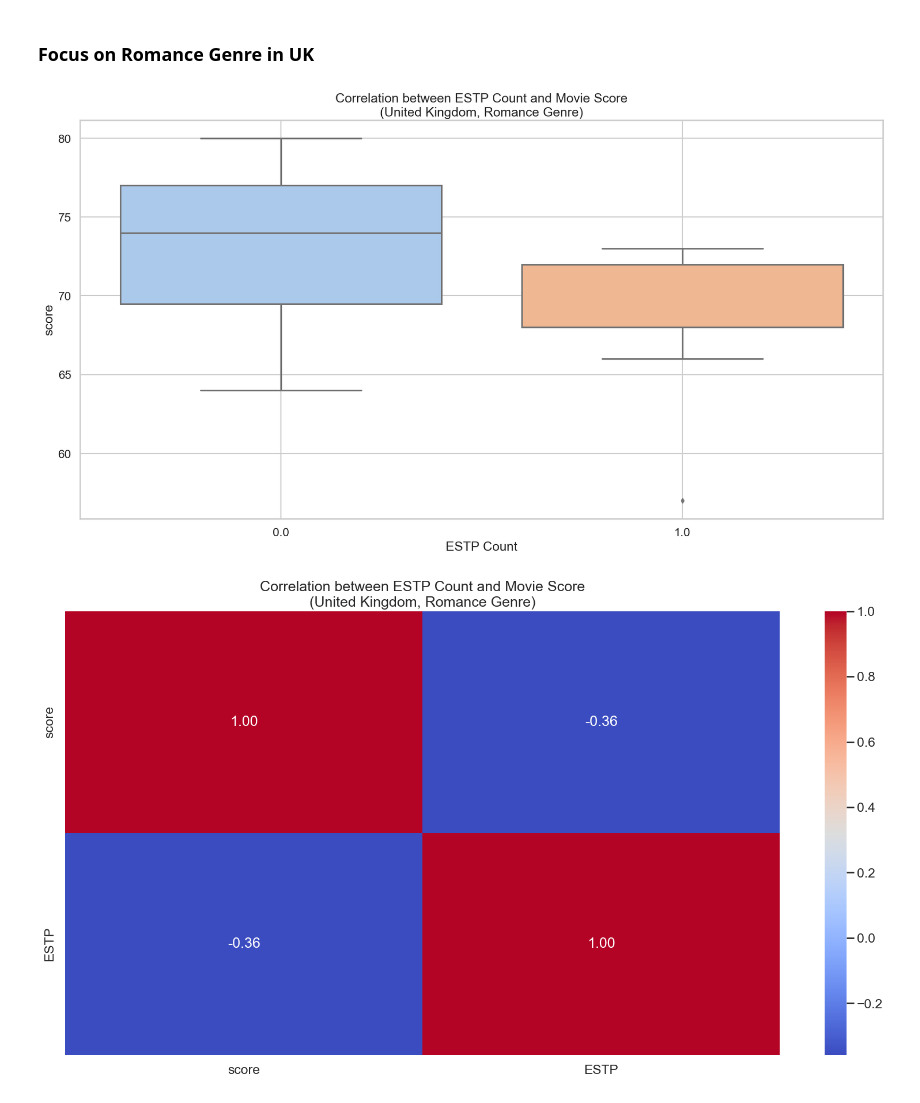
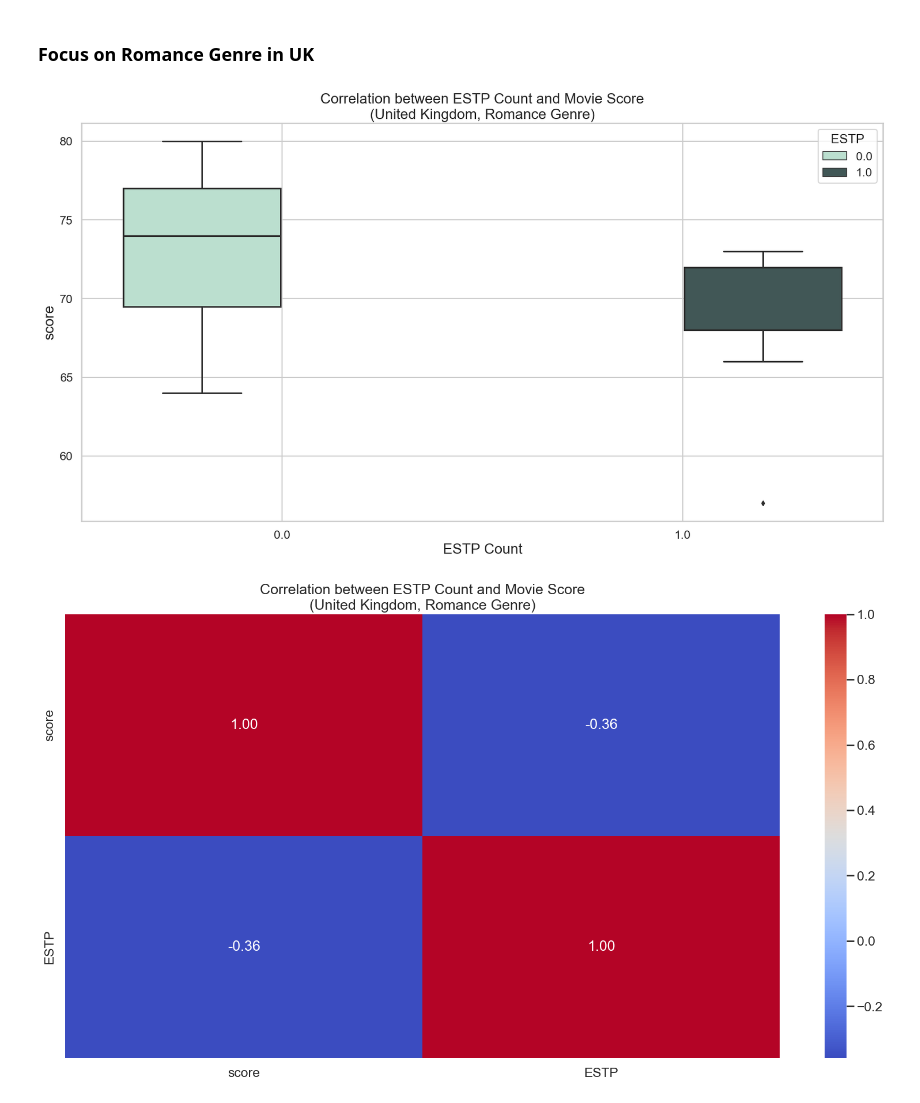
Before and after one commit to Xiaotong1120/Exploratory-Data-Analysis-on-Movie-Characters-MBTI-Personality-Types-, a Jupyter notebook: Geographic_EDA.ipynb, the cells around one changed output. Cells and saved outputs as stored; diff of their text form; code cells hidden in the pictures.

```diff
--- a/Geographic_EDA.ipynb
+++ b/Geographic_EDA.ipynb
@@ -9,6 +9,7 @@ import numpy as np
 from matplotlib import pyplot as plt
 import geopandas as gpd
 import seaborn as sns
+sns.set_style('whitegrid')
 from mpl_toolkits.axes_grid1 import make_axes_locatable
 # %%
 # Read the data
@@ -405,6 +465,7 @@ See the caveats in the documentation: https://pandas.pydata.org/pandas-docs/stab
 ### Correlation of MBTI and Revenue
 # %%
 # Creating a new DataFrame for correlation analysis
+sns.set_style('whitegrid')
 correlation_data = []
 
 for country in top_mbti_countries.index:
@@ -420,7 +481,6 @@ correlation_matrix = correlation_df.corr()
 
 # Visualizing the correlation matrix
 plt.figure(figsize=(20, 8))
-sns.set_style('white')
 corr_matrix = sns.heatmap(correlation_matrix, annot=True, cmap='coolwarm', fmt=".2f")
 plt.title('Correlation Matrix of MBTI Personality Counts and Movie Revenue\n(Top 3 Personalities in Australia, USA, UK)')
 plt.savefig('output/Geographic_Img/core_top3_reve.png')  # Save the graph as an image file
@@ -468,7 +528,6 @@ correlation_matrix_score = correlation_df_score.corr()
 
 # Visualizing the correlation matrix
 plt.figure(figsize=(20, 8))
-sns.set_style("white")
 sns.heatmap(correlation_matrix_score, annot=True, cmap='coolwarm', fmt=".2f")
 plt.title('Correlation Matrix of MBTI Personality Counts and Movie Budgets\n(Top 3 Personalities in Australia, USA, UK)')
 plt.show()
@@ -546,14 +605,14 @@ filtered_df_romance.head()
 # %%
 # Draw the boxplot of score in UK with and without ESTP
 plt.figure(figsize=(20, 10))
-sns.boxplot(data=filtered_df_romance[filtered_df_romance['country'] == 'United Kingdom'], x='ESTP', y='score')
-plt.title('Correlation between ESTP Count and Movie Score\n(United Kingdom, Romance Genre)')
-plt.xlabel('ESTP Count')
-plt.ylabel('score')
+sns.boxplot(data=filtered_df_romance[filtered_df_romance['country'] == 'United Kingdom'], x='ESTP', y='score', hue='ESTP', palette=["#B5E5CF", "#3D5B59"])
+plt.title('Correlation between ESTP Count and Movie Score\n(United Kingdom, Romance Genre)', fontsize=20)
+plt.xlabel('ESTP Count', fontsize=20)
+plt.ylabel('score', fontsize=20)
 plt.grid(True)
 plt.show()
 # %% [output]
-[figure, old version]
+[figure, new version]
 # %%
 # Draw the correlation matrix of score and ESTP in UK
 plt.figure(figsize=(20, 10))
```
Also changed, not shown: parts of 9 cells of this notebook, 28 other files.
